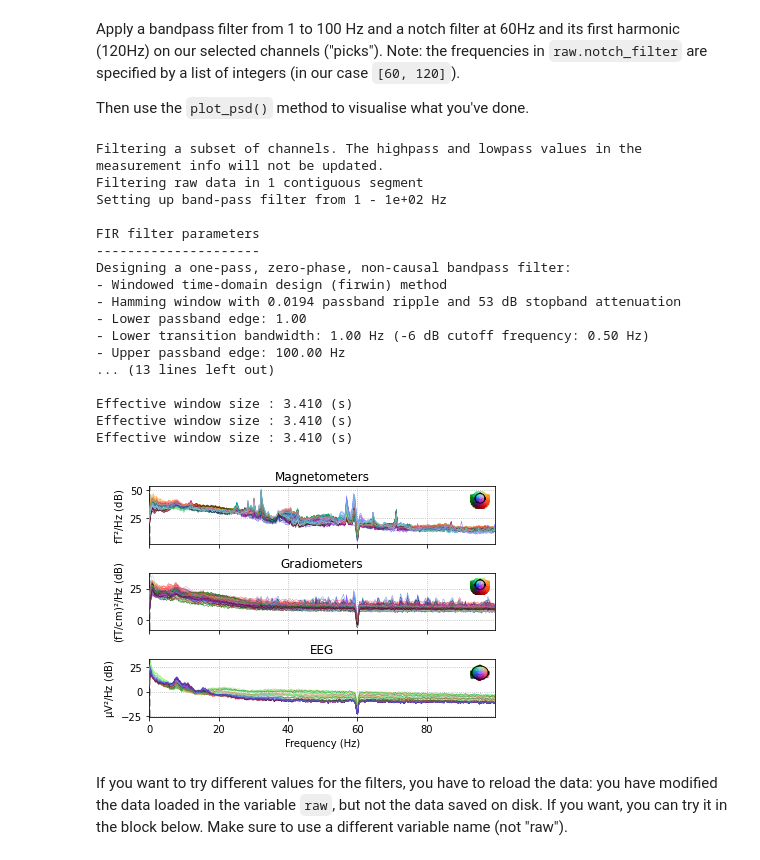
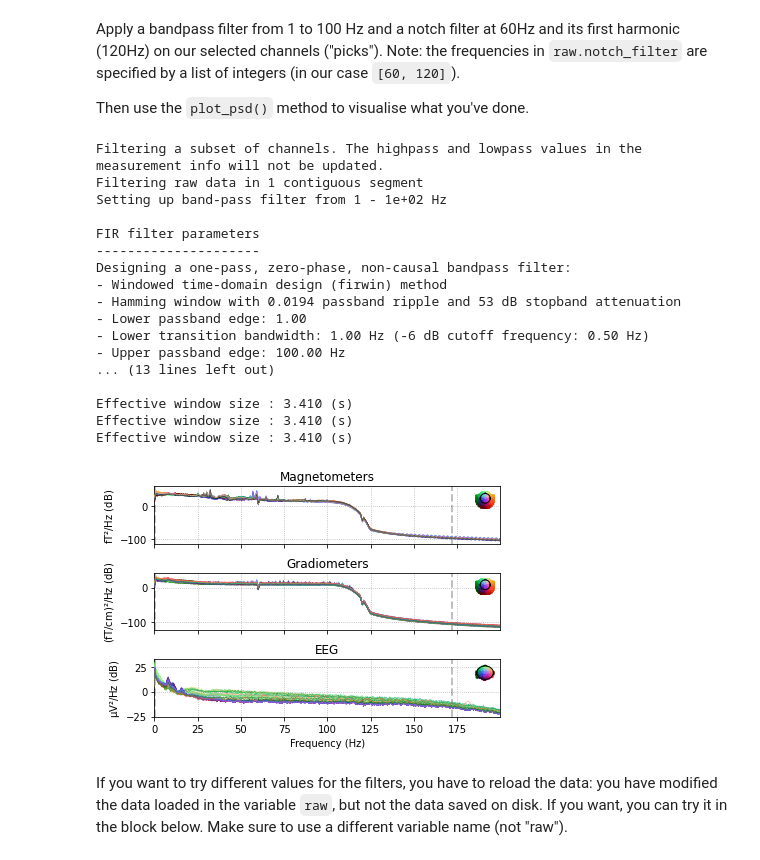
Before and after one commit to IMPRS-Python-course/session7, a Jupyter notebook: tutorial-MNE-Python.ipynb, the cells around one changed output. Saved outputs shown, nothing was run; the diff lists cells and outputs as text; code cells hidden in the pictures.

````diff
--- a/tutorial-MNE-Python.ipynb
+++ b/tutorial-MNE-Python.ipynb
@@ -184,27 +220,27 @@
 # %%
 # Your code here
 raw.filter(picks = picks, l_freq = 1, h_freq = 100)
-raw.notch_filter([60, 120])
-psd_plot_filt = raw.plot_psd(fmax=100)
+raw.notch_filter([60, 120, 180], picks = picks)
+psd_plot_filt = raw.plot_psd(fmax=200)
 # %% [output]
 Filtering a subset of channels. The highpass and lowpass values in the measurement info will not be updated.
 Filtering raw data in 1 contiguous segment
 Setting up band-pass filter from 1 - 1e+02 Hz
 
 FIR filter parameters
 ---------------------
 Designing a one-pass, zero-phase, non-causal bandpass filter:
 - Windowed time-domain design (firwin) method
 - Hamming window with 0.0194 passband ripple and 53 dB stopband attenuation
 - Lower passband edge: 1.00
 - Lower transition bandwidth: 1.00 Hz (-6 dB cutoff frequency: 0.50 Hz)
 - Upper passband edge: 100.00 Hz
 ... (13 lines left out)
 
 Effective window size : 3.410 (s)
 Effective window size : 3.410 (s)
 Effective window size : 3.410 (s)
-[figure, old version]
+[figure, new version]
 # %% [markdown]
 If you want to try different values for the filters, you have to reload the data: you have modified the data loaded in the variable ```raw```, but not the data saved on disk. If you want, you can try it in the block below. Make sure to use a different variable name (not "raw").
 # %%
````
Also changed, not shown: parts of 34 cells of this notebook.
